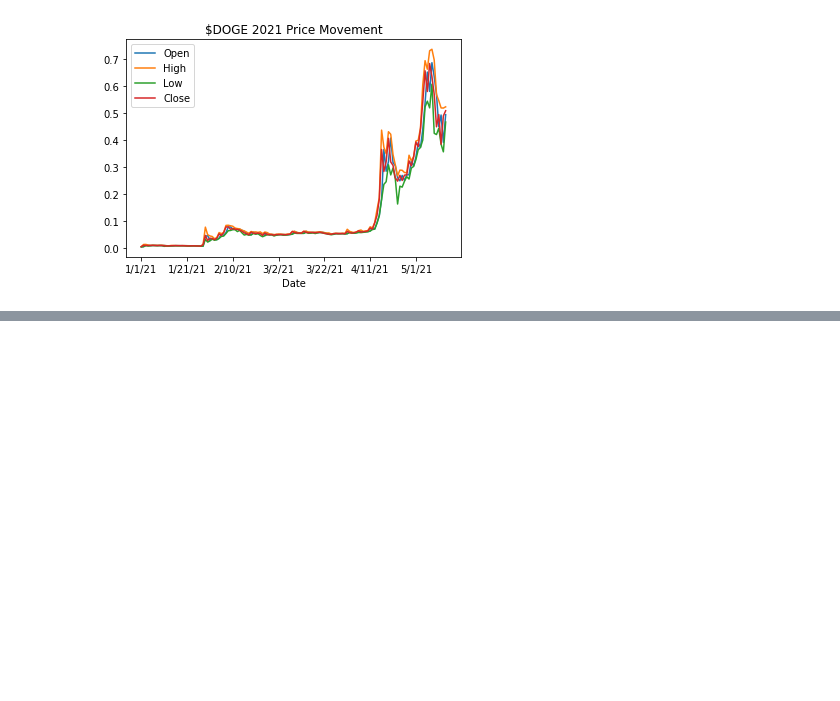
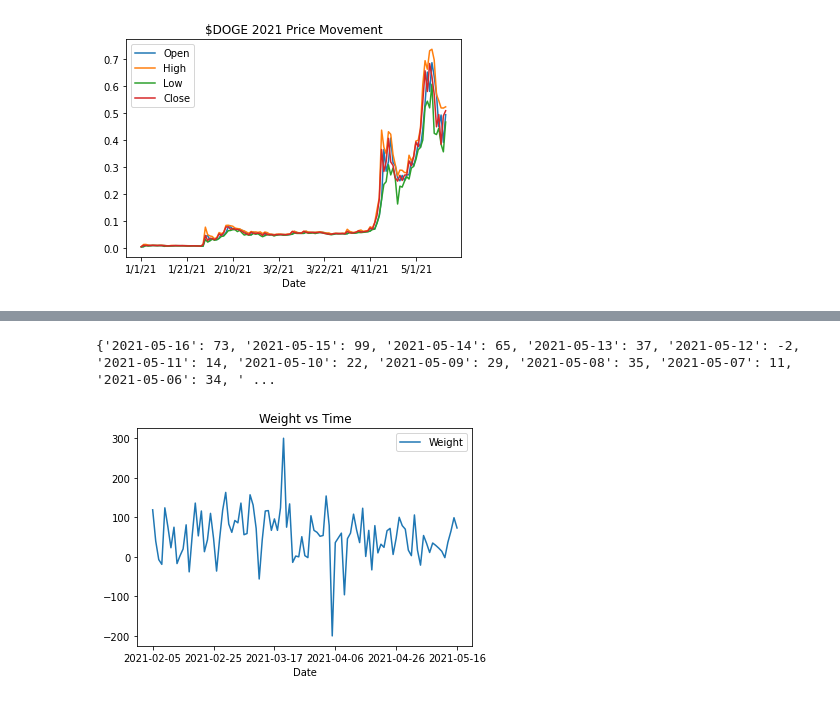
Before and after one commit to sxnaan/396h, a Jupyter notebook: doge.ipynb, the cells around one changed output, grey strips where cells are left out. Drawn from its saved outputs; the diff is of its cells as text; code cells hidden in the pictures; blank space fills up the shorter version.

```diff
--- a/doge.ipynb
+++ b/doge.ipynb
@@ -23,6 +23,7 @@ for metric in metrics:
 # !pip install tweepy
 import tweepy
 import re
+import math
 
 consumer_key = 'dB3HhR7wYYGvRv96vr2D7nkVP'
 consumer_secret = 'bnZwA5qDzb5S2ryb3z1Kc7HPQhooO3TVhDqp6KjacM8v98LygP'
@@ -35,7 +36,7 @@ auth.set_access_token(access_token, access_token_secret)
 
 api = tweepy.API(auth)
 
-doge_query = api.search_full_archive(environment_name='dev', query='DOGE', fromDate='202101010000', maxResults=100)
+doge_query = []#api.search_full_archive(environment_name='dev', query='DOGE', fromDate='202101010000', maxResults=100)
 
 for tweet in doge_query:
     print(tweet.text)
@@ -90,7 +152,7 @@ senti_array = set_senti()
 
 def compute_senti(tweet):
     score = 0
-    tweet = tweet.text
+    tweet = tweet.content
 
     for word in tweet.split(" "):
         word.lower()
@@ -111,16 +173,26 @@ def compute_senti(tweet):
 
 def compute_infl(tweet):
     # influence ranges from 0 - infinity
-    return 1
+    return int(math.log(tweet.user.followersCount * ((tweet.retweetCount+1)**2) + 1))
 
-# build an array that maps tweets to sentiments
+# build an array that maps tweets to sentiments in (tweet,sentiment_weight) form
 tweets = []
+date_weight = {}
 
 for tweet in doge_query:
     sentiment = compute_senti(tweet)    # either -1 (negative) or 1 (positive)
     influence = compute_infl(tweet)
+    w_sentiment = sentiment * influence
 
-    w_sentiment = sentiment * influence
+    tweets.append((tweet,w_sentiment))
+
+    date = str(tweet.date)[0:10]
+    if(date in date_weight):
+        date_weight[date] = date_weight[date] + w_sentiment
+    else:
+        date_weight[date] = w_sentiment
+
+print(date_weight)
 
 # iterate through days, for each day compute the sum of w_sentiments (if its negative, more people had negative things to say, if its positive, people had good things to say)
 
@@ -129,3 +201,16 @@ for tweet in doge_query:
   #  daily_sentiment = sum(w_sentiment)
 
 # plot daily sentiment over time, compare it to doge data
+# %% [output]
+{'2021-05-16': 73, '2021-05-15': 99, '2021-05-14': 65, '2021-05-13': 37, '2021-05-12': -2, '2021-05-11': 14, '2021-05-10': 22, '2021-05-09': 29, '2021-05-08': 35, '2021-05-07': 11, '2021-05-06': 34, ' ...
+# %%
+weight_data = {'Date':[],'Weight':[]}
+for k in date_weight:
+    weight_data['Date'].insert(0,k)
+    weight_data['Weight'].insert(0,date_weight[k])
+
+senti_df = pd.DataFrame.from_dict(weight_data)
+fig, ax = plt.subplots()
+ax = senti_df.plot(ax=ax, kind='line', x='Date', y='Weight', title='Weight vs Time')
+# %% [output]
+[figure, added]
```
Also changed, not shown: parts of 2 cells of this notebook.
